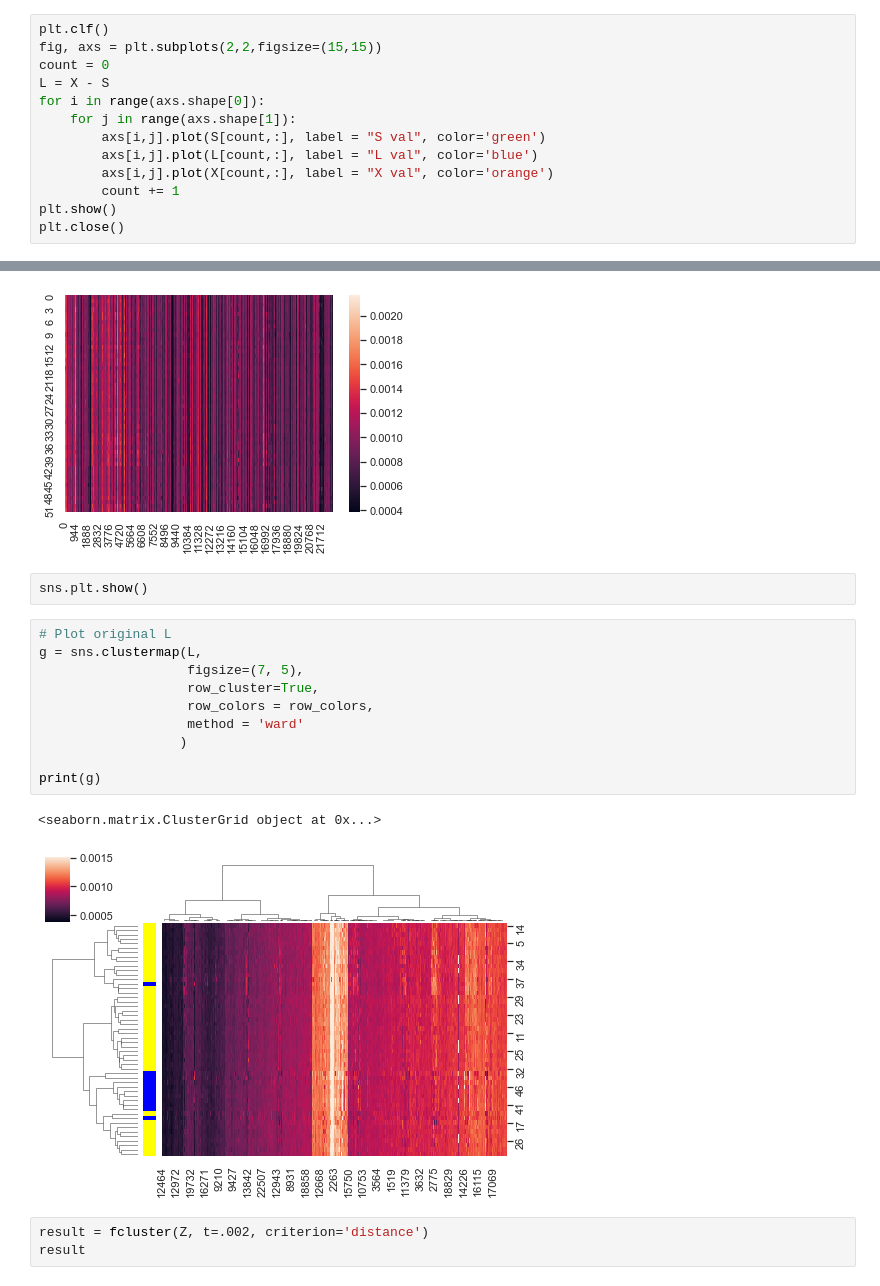
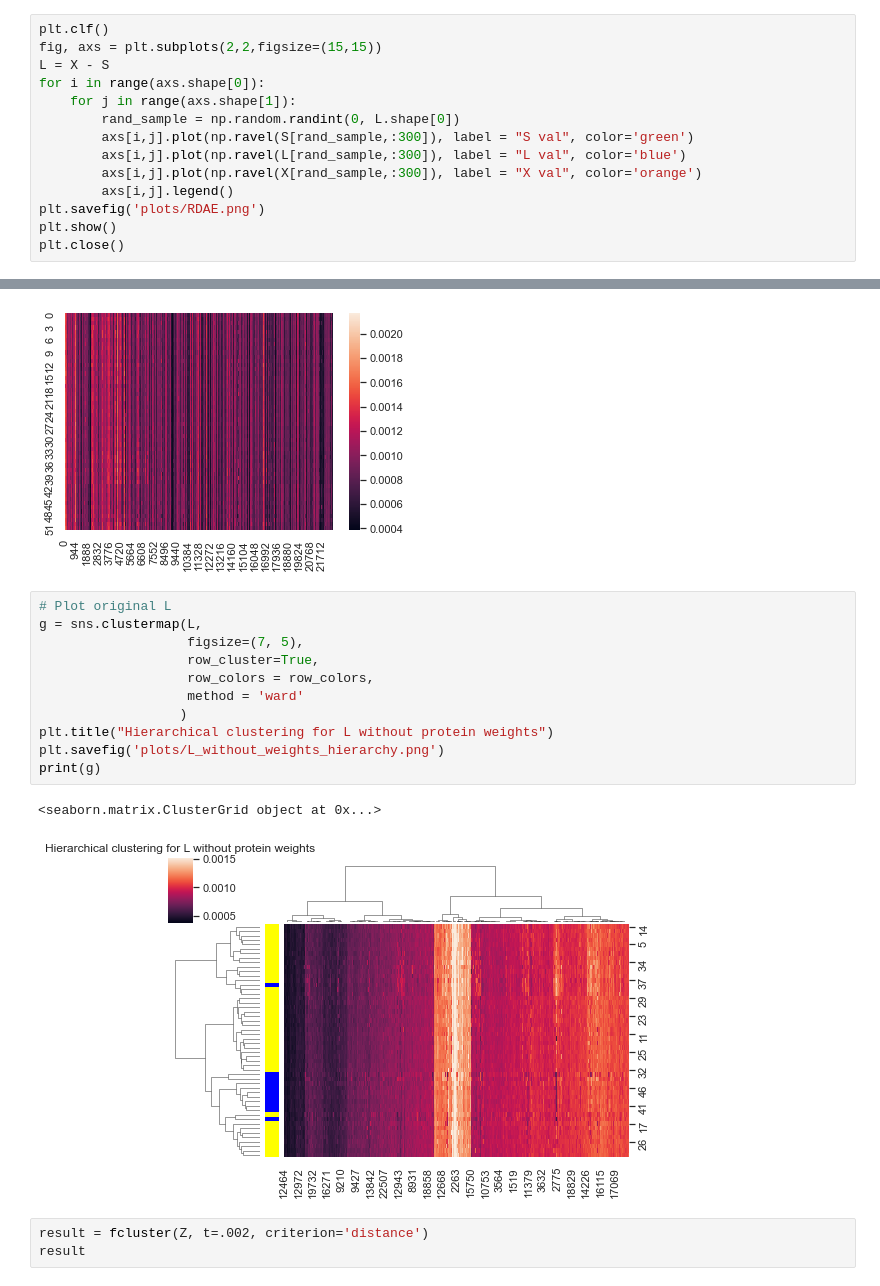
Before and after one commit to jsolson4/Boost-CLL-Clustering, a Jupyter notebook: GeneExpression_Analysis.ipynb, the cells around one changed output, grey strips where cells are left out. Saved outputs shown, nothing was run; the diff lists cells and outputs as text.

Commit message:
added changes to figures

```diff
--- a/GeneExpression_Analysis.ipynb
+++ b/GeneExpression_Analysis.ipynb
@@ -213,14 +213,15 @@ plt.close()
 # %%
 plt.clf()
 fig, axs = plt.subplots(2,2,figsize=(15,15))
-count = 0
 L = X - S
 for i in range(axs.shape[0]):
     for j in range(axs.shape[1]):
-        axs[i,j].plot(S[count,:], label = "S val", color='green')
-        axs[i,j].plot(L[count,:], label = "L val", color='blue')
-        axs[i,j].plot(X[count,:], label = "X val", color='orange')
-        count += 1
+        rand_sample = np.random.randint(0, L.shape[0])
+        axs[i,j].plot(np.ravel(S[rand_sample,:300]), label = "S val", color='green')
+        axs[i,j].plot(np.ravel(L[rand_sample,:300]), label = "L val", color='blue')
+        axs[i,j].plot(np.ravel(X[rand_sample,:300]), label = "X val", color='orange')
+        axs[i,j].legend()
+plt.savefig('plots/RDAE.png')
 plt.show()
 plt.close()
 # %% [output]
@@ -396,21 +396,20 @@ plt.show()
 plt.close()
 # %% [output]
 [figure]
-# %%
-sns.plt.show()
 # %%
 # Plot original L
 g = sns.clustermap(L,
                    figsize=(7, 5),
                    row_cluster=True,
                    row_colors = row_colors,
                    method = 'ward'
                   )
-
+plt.title("Hierarchical clustering for L without protein weights")
+plt.savefig('plots/L_without_weights_hierarchy.png')
 print(g)
 # %% [output]
 <seaborn.matrix.ClusterGrid object at 0x...>
-[figure, old version]
+[figure, new version]
 # %%
 result = fcluster(Z, t=.002, criterion='distance')
 result
```
Also changed, not shown: parts of 9 cells of this notebook, 6 other files.
